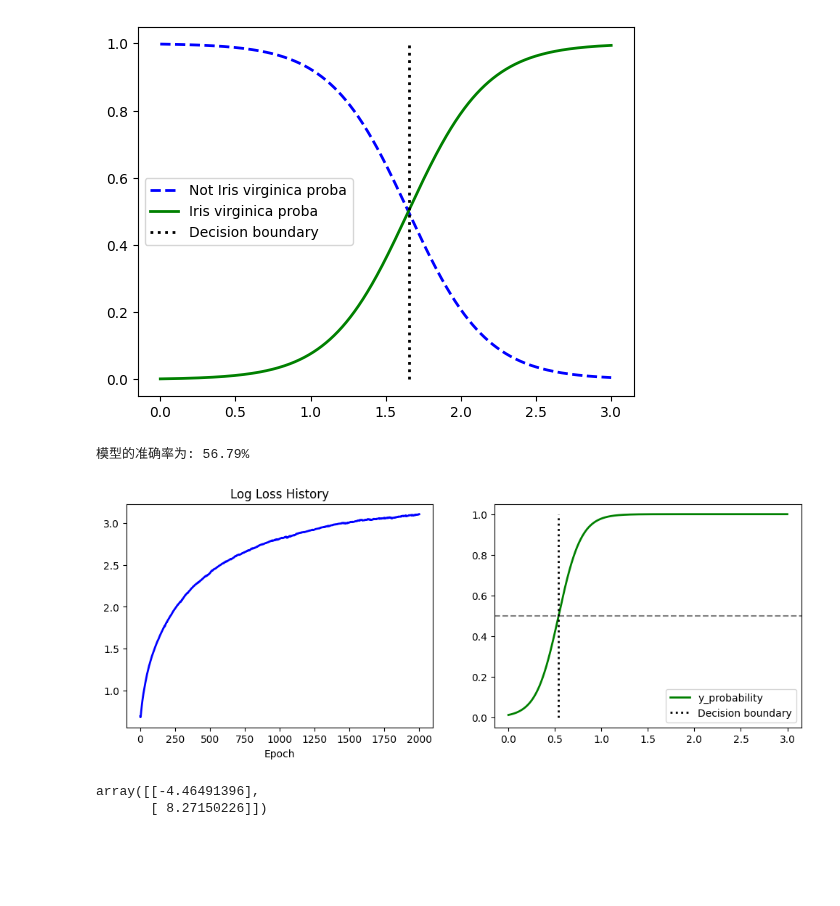
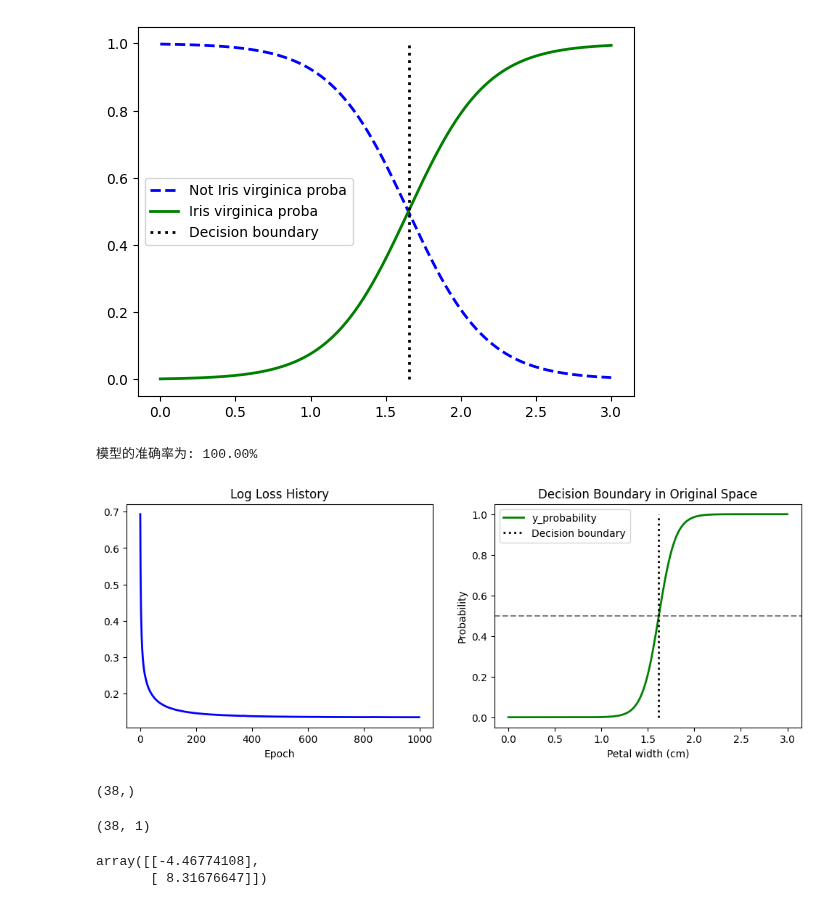
Before and after one commit to think2times/Fastrack, a Jupyter notebook: ai/homl/ch04/my_version.ipynb, the cells around one changed output. Saved outputs shown, nothing was run; the diff lists cells and outputs as text; code cells hidden in the pictures; blank space fills up the shorter version.

```diff
--- a/ai/homl/ch04/my_version.ipynb
+++ b/ai/homl/ch04/my_version.ipynb
@@ -952,6 +952,10 @@ array(['setosa', 'versicolor', 'virginica'], dtype='<U10')
 from sklearn.model_selection import train_test_split
 
 X = iris.data[['petal width (cm)']].values
-y = iris.target_names[iris.target] == 'virginica'
+y = (iris.target_names[iris.target] == 'virginica').astype(int)  # Virginica 为 1，其余为 0
 X_train, X_test, y_train, y_test = train_test_split(X, y, random_state=42)
+
+# 计算训练集的统计量
+train_mean = X_train.mean()
+train_std = X_train.std()
 # %%
@@ -1004,21 +998,15 @@ plt.show()
 [figure]
 # %%
 # my version of logistic regression
-
-# 1. 计算训练集的统计量
-train_mean = X_train.mean()
-train_std = X_train.std()
-
-# 2. 用训练集的统计量处理两者
+# 用训练集的统计量处理两者
 train_num = len(X_train)
 test_num = len(X_test)
 X_train = (X_train - train_mean) / train_std
 X_test = (X_test - train_mean) / train_std
-X_train_b = np.c_[np.ones(train_num), X_train]
-X_test_b = np.c_[np.ones(test_num), X_test]
-y_train = y_train.astype(int)
-y_test = y_test.astype(int)
-
+X_train_b = np.c_[np.ones((train_num, 1)), X_train]
+X_test_b = np.c_[np.ones((test_num, 1)), X_test]
+y_train = y_train.reshape(-1, 1)
+y_test = y_test.reshape(-1, 1)
 
 def logistic(X):
     return 1 / (1 + np.exp(-X))
@@ -1027,10 +1015,9 @@ def logistic(X):
 def log_predict(logit, threshold=0.5):
     return (logit >= threshold).astype(int)
 
-np.random.seed(42)
 theta = np.zeros((2, 1))
-alpha = 0.05
-n_epochs = 2000
+alpha = 0.1
+n_epochs = 1000
 batch_size = 10
 loss_history = []
 
@@ -1062,41 +1049,69 @@ for epoch in range(n_epochs):
         gradients = (1 / len(x_batches)) * x_batches.T @ (y_probability - y_batches.reshape(-1, 1))
         theta -= alpha * gradients
 
 # 1. 计算测试集的预测概率
 y_proba_test = logistic(X_test_b @ theta)
 
 # 2. 根据概率预测类别
 y_pred = log_predict(y_proba_test)
 
 # 3. 对比预测值和真实值，计算准确率
 # (y_pred == y_test) 会得到一个布尔数组，.mean() 会计算 True 的比例
 accuracy = (y_pred == y_test).mean() * 100
 
 print(f"模型的准确率为: {accuracy:.2f}%")
 
 # 4. 画图
 fig, (ax1, ax2) = plt.subplots(1, 2, figsize=(12, 4))
 
 ax1.plot(loss_history, "b-", linewidth=2, label='loss history')
 ax1.set_title("Log Loss History")
 ax1.set_xlabel("Epoch")
 
+# 1. 产生原始空间的 1000 个点 (0 到 3 cm)
 n = 1000
-X_new_scaled = (np.linspace(0, 3, n).reshape(-1, 1) - train_mean) / train_std
+X_new = np.linspace(0, 3, n).reshape(-1, 1)
+
+# 2. 将这 1000 个点标准化，以便送入模型计算概率
+X_new_scaled = (X_new - train_mean) / train_std
 X_new_b = np.c_[np.ones(n), X_new_scaled]
 y_proba = logistic(X_new_b @ theta)
-decision_boundary = -theta[0] / theta[1]
-ax2.plot(X_new_scaled, y_proba, "g-", linewidth=2, label='y_probability')
+
+# 3. 计算原始空间下的决策边界位置
+# 公式：(Standardized_Boundary * std) + mean
+decision_boundary_scaled = -theta[0] / theta[1]
+decision_boundary_orig = decision_boundary_scaled * train_std + train_mean
+
+# --- 开始画图 ---
+# 注意：这里横坐标用 X_new，而不是 X_new_scaled！
+ax2.plot(X_new, y_proba, "g-", linewidth=2, label='y_probability')
+
+# 画 0.5 的水平线
 ax2.axhline(y=0.5, color='gray', linestyle='--')
-ax2.plot([decision_boundary, decision_boundary], [0, 1], "k:", linewidth=2, label="Decision boundary")
+
+# 画垂直的决策边界线，位置用原始数值
+ax2.plot([decision_boundary_orig, decision_boundary_orig], [0, 1], "k:", linewidth=2, label="Decision boundary")
+
+# 设置坐标轴标签，让你看清楚现在是 cm 还是标准差
+ax2.set_xlabel("Petal width (cm)")
+ax2.set_ylabel("Probability")
+ax2.set_title("Decision Boundary in Original Space")
 
 plt.legend()
 plt.show()
 # %% [output]
-模型的准确率为: 56.79%
+模型的准确率为: 100.00%
-[figure, old version]
+[figure, new version]
 # %%
-theta
+y_pred.shape
 # %% [output]
-array([[-4.46491396],
-       [ 8.27150226]])
+(38,)
+# %%
+y_test.shape
+# %% [output]
+(38, 1)
+# %%
+theta
+# %% [output]
+array([[-4.46774108],
+       [ 8.31676647]])
```
Also changed, not shown: parts of 1 cell of this notebook.
